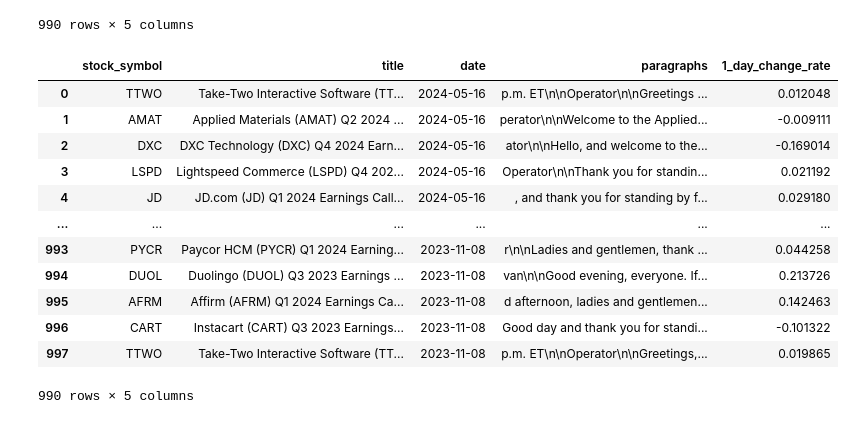
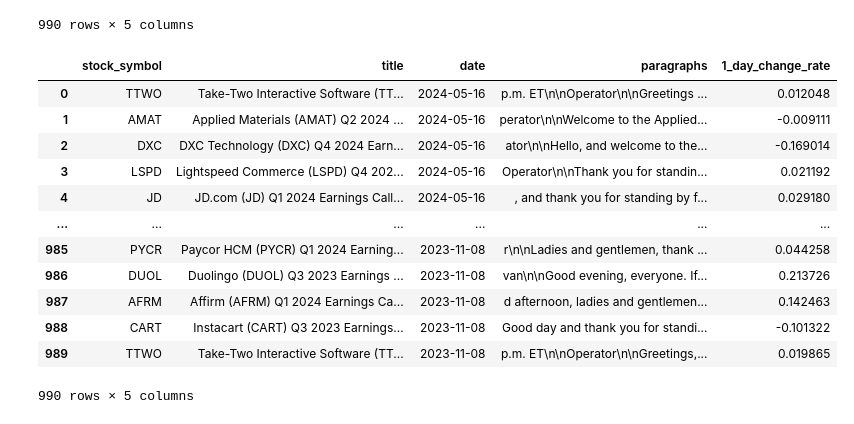
Before and after one commit to WangZiRongPraetorianGuard/earnings-call-predict-stock-price-movement, a Jupyter notebook: preprocess_stock_price_volatility.ipynb, the cells around one changed output. Drawn from its saved outputs; the diff is of its cells as text; code cells hidden in the pictures.

```diff
--- a/preprocess_stock_price_volatility.ipynb
+++ b/preprocess_stock_price_volatility.ipynb
@@ -121,19 +121,19 @@ _0521
 | 997 | TTWO | Take-Two Interactive Software (TT... | 2023-11-08 | p.m. ET\n\nOperator\n\nGreetings,... | 0.019865 |
 990 rows × 5 columns
 # %%
-_0521 = _0521.reindex()
+_0521 = _0521.reset_index(drop=True)
 _0521
 # %% [output]
 |  | stock_symbol | title | date | paragraphs | 1_day_change_rate |
 | 0 | TTWO | Take-Two Interactive Software (TT... | 2024-05-16 | p.m. ET\n\nOperator\n\nGreetings ... | 0.012048 |
 | 1 | AMAT | Applied Materials (AMAT) Q2 2024 ... | 2024-05-16 | perator\n\nWelcome to the Applied... | -0.009111 |
 | 2 | DXC | DXC Technology (DXC) Q4 2024 Earn... | 2024-05-16 | ator\n\nHello, and welcome to the... | -0.169014 |
 | 3 | LSPD | Lightspeed Commerce (LSPD) Q4 202... | 2024-05-16 | Operator\n\nThank you for standin... | 0.021192 |
 | 4 | JD | JD.com (JD) Q1 2024 Earnings Call... | 2024-05-16 | , and thank you for standing by f... | 0.029180 |
 | ... | ... | ... | ... | ... | ... |
-| 993 | PYCR | Paycor HCM (PYCR) Q1 2024 Earning... | 2023-11-08 | r\n\nLadies and gentlemen, thank ... | 0.044258 |
-| 994 | DUOL | Duolingo (DUOL) Q3 2023 Earnings ... | 2023-11-08 | van\n\nGood evening, everyone. If... | 0.213726 |
-| 995 | AFRM | Affirm (AFRM) Q1 2024 Earnings Ca... | 2023-11-08 | d afternoon, ladies and gentlemen... | 0.142463 |
-| 996 | CART | Instacart (CART) Q3 2023 Earnings... | 2023-11-08 | Good day and thank you for standi... | -0.101322 |
-| 997 | TTWO | Take-Two Interactive Software (TT... | 2023-11-08 | p.m. ET\n\nOperator\n\nGreetings,... | 0.019865 |
+| 985 | PYCR | Paycor HCM (PYCR) Q1 2024 Earning... | 2023-11-08 | r\n\nLadies and gentlemen, thank ... | 0.044258 |
+| 986 | DUOL | Duolingo (DUOL) Q3 2023 Earnings ... | 2023-11-08 | van\n\nGood evening, everyone. If... | 0.213726 |
+| 987 | AFRM | Affirm (AFRM) Q1 2024 Earnings Ca... | 2023-11-08 | d afternoon, ladies and gentlemen... | 0.142463 |
+| 988 | CART | Instacart (CART) Q3 2023 Earnings... | 2023-11-08 | Good day and thank you for standi... | -0.101322 |
+| 989 | TTWO | Take-Two Interactive Software (TT... | 2023-11-08 | p.m. ET\n\nOperator\n\nGreetings,... | 0.019865 |
 990 rows × 5 columns
```
Also changed, not shown: parts of 7 cells of this notebook, 2 other files.
